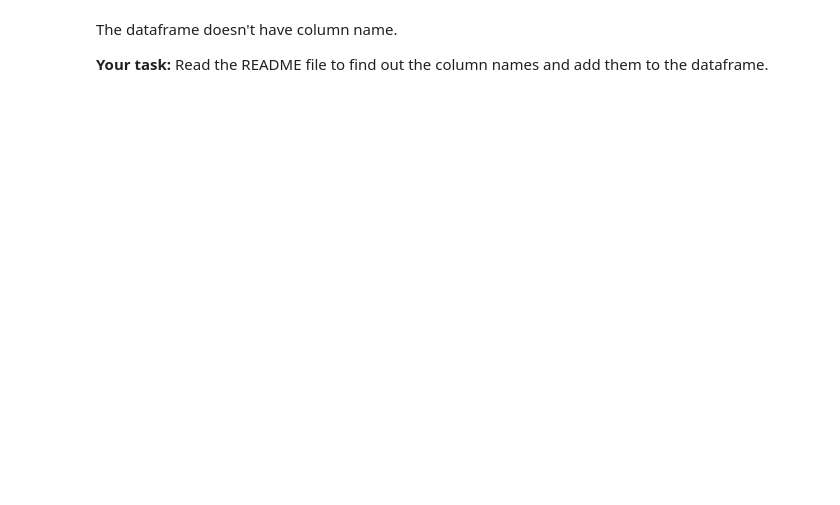
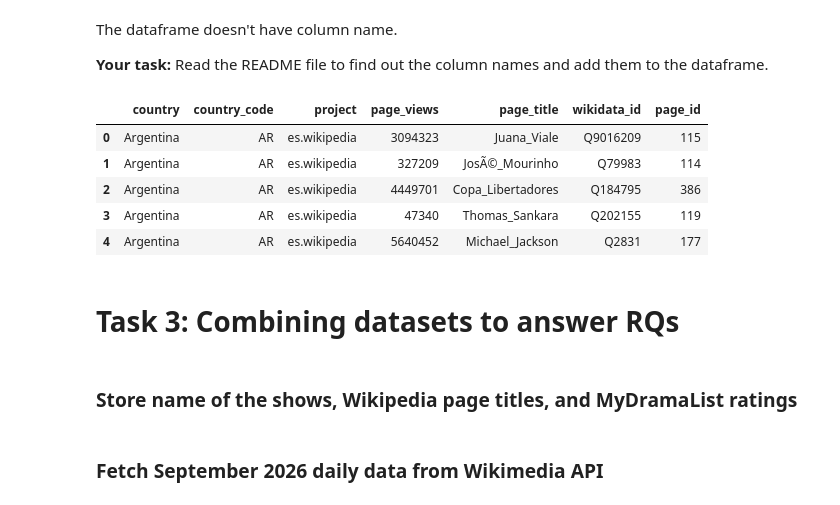
Before and after one commit to tw106hzhf/week5-wed, a Jupyter notebook: week5-wed-notebook.ipynb, the cells around one changed output. Saved outputs shown, nothing was run; the diff lists cells and outputs as text; code cells hidden in the pictures; blank space fills up the shorter version.

Commit message:
Finish week5-wed task

```diff
--- a/week5-wed-notebook.ipynb
+++ b/week5-wed-notebook.ipynb
@@ -157,3 +283,20 @@ df.head()
 The dataframe doesn't have column name.
 
 **Your task:** Read the README file to find out the column names and add them to the dataframe.
+# %%
+url = "https://analytics.wikimedia.org/published/datasets/country_project_page/00_README.html"
+res = requests.get(url, headers=headers)
+
+cols = ['country', 'country_code', 'project', 'page_views', 'page_title', 'wikidata_id', 'page_id']
+
+df.columns = cols
+df.head()
+# %% [output]
+|  | country | country_code | project | page_views | page_title | wikidata_id | page_id |
+| 0 | Argentina | AR | es.wikipedia | 3094323 | Juana_Viale | Q9016209 | 115 |
+| 1 | Argentina | AR | es.wikipedia | 327209 | JosÃ©_Mourinho | Q79983 | 114 |
+| 2 | Argentina | AR | es.wikipedia | 4449701 | Copa_Libertadores | Q184795 | 386 |
+| 3 | Argentina | AR | es.wikipedia | 47340 | Thomas_Sankara | Q202155 | 119 |
+| 4 | Argentina | AR | es.wikipedia | 5640452 | Michael_Jackson | Q2831 | 177 |
+# %% [markdown]
+# Task 3: Combining datasets to answer RQs
@@ -159,0 +310,2 @@ The dataframe doesn't have column name.
+# %% [markdown]
+### Store name of the shows, Wikipedia page titles, and MyDramaList ratings
@@ -159,0 +328,2 @@ The dataframe doesn't have column name.
+# %% [markdown]
+### Fetch September 2026 daily data from Wikimedia API
```
Also changed, not shown: parts of 34 cells of this notebook, 1 other file.
